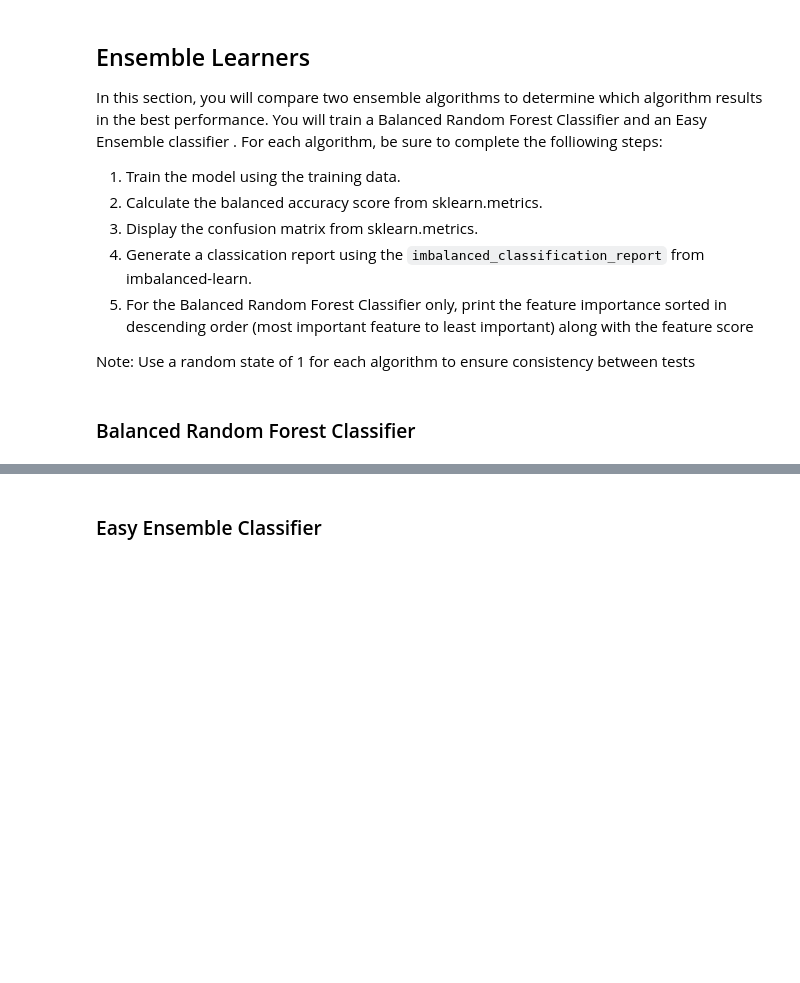
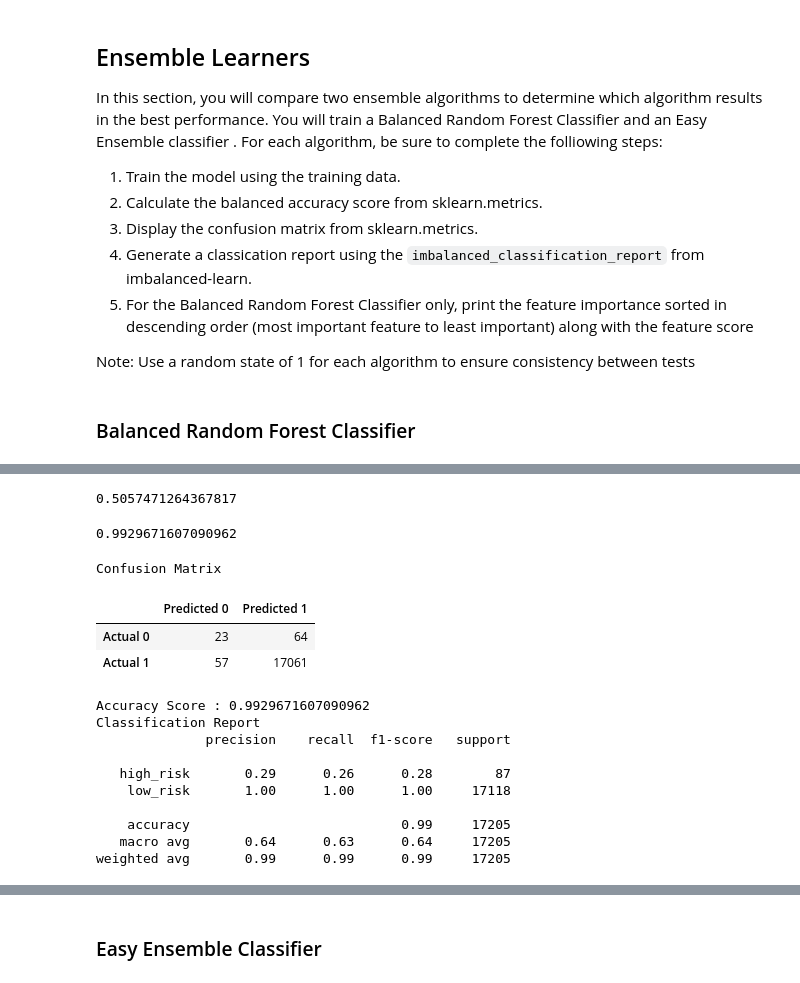
Before and after one commit to InfluxVC/Classification, a Jupyter notebook: credit_risk_ensemble.ipynb, the cells around one changed output, grey strips where cells are left out. Cells and saved outputs as stored; diff of their text form; code cells hidden in the pictures; blank space fills up the shorter version.

```diff
--- a/credit_risk_ensemble.ipynb
+++ b/credit_risk_ensemble.ipynb
@@ -154,2 +154,44 @@ Note: Use a random state of 1 for each algorithm to ensure consistency between t
+# %%
+# Calculated the balanced accuracy score
+from sklearn.linear_model import LogisticRegression
+model = LogisticRegression(solver='lbfgs', random_state=1)
+model.fit(X_train, y_train)
+y_pred = model.predict(X_test)
+balanced_accuracy_score(y_test, y_pred)
+# %% [output]
+0.5057471264367817
+# %%
+# Display the confusion matrix
+cm = confusion_matrix(y_test, predictions)
+cm_df = pd.DataFrame(
+    cm, index= ["Actual 0" , "Actual 1"], columns=["Predicted 0", "Predicted 1"]
+)
+
+acc_score = accuracy_score(y_test, predictions)
+acc_score
+# %% [output]
+0.9929671607090962
+# %%
+# Print the imbalanced classification report
+print("Confusion Matrix")
+display(cm_df)
+print(f"Accuracy Score : {acc_score}")
+print("Classification Report")
+print(classification_report(y_test, predictions))
+# %% [output]
+Confusion Matrix
+|  | Predicted 0 | Predicted 1 |
+| Actual 0 | 23 | 64 |
+| Actual 1 | 57 | 17061 |
+Accuracy Score : 0.9929671607090962
+Classification Report
+              precision    recall  f1-score   support
+
+   high_risk       0.29      0.26      0.28        87
+    low_risk       1.00      1.00      1.00     17118
+
+    accuracy                           0.99     17205
+   macro avg       0.64      0.63      0.64     17205
+weighted avg       0.99      0.99      0.99     17205
 # %%
 # List the features sorted in descending order by feature importance
```
Also changed, not shown: parts of 17 cells of this notebook, 1 other file.
